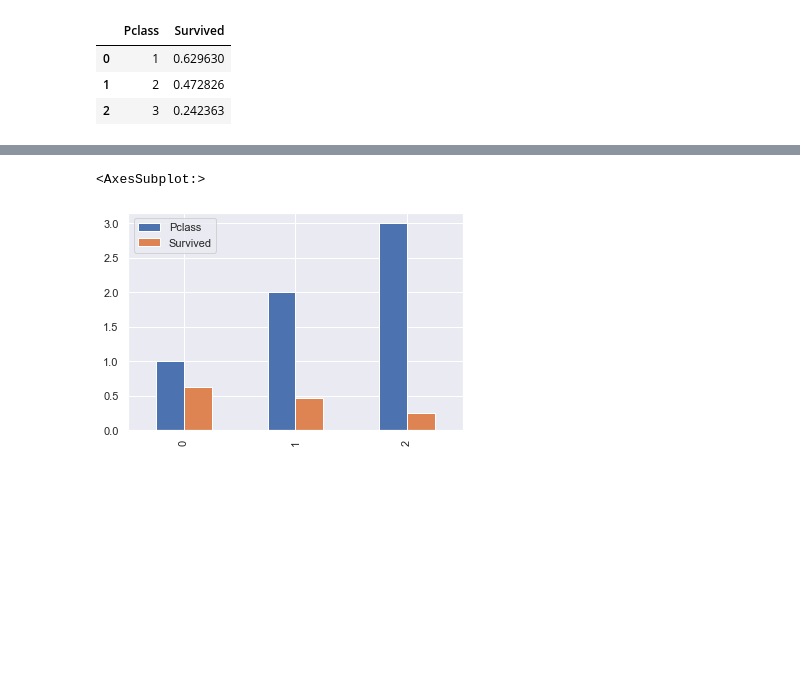
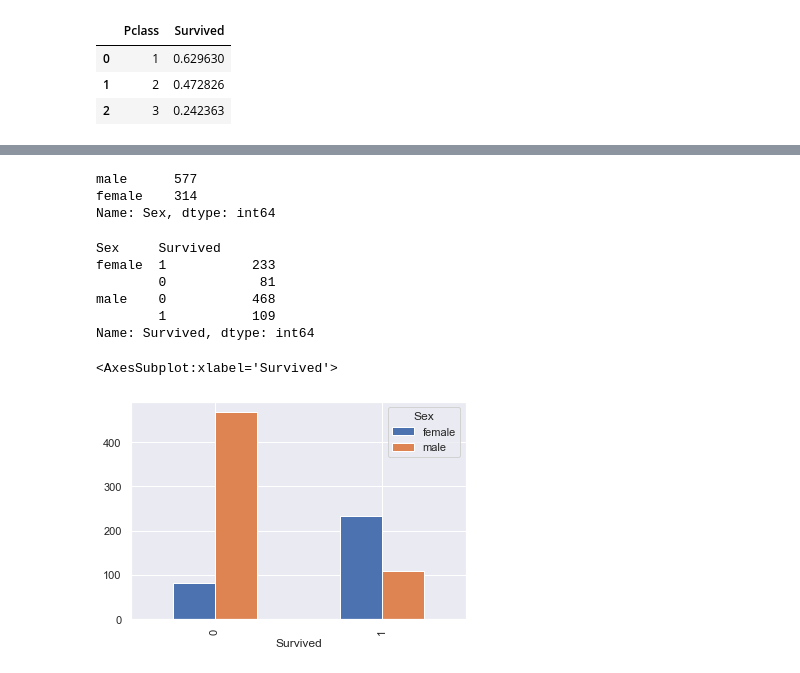
Before and after one commit to Gloriel/Kaggle, a Jupyter notebook: Titanic/Titanic_3001_ALL.ipynb, the cells around one changed output, grey strips where cells are left out. Drawn from its saved outputs; the diff is of its cells as text; code cells hidden in the pictures; blank space fills up the shorter version.

```diff
--- a/Titanic/Titanic_3001_ALL.ipynb
+++ b/Titanic/Titanic_3001_ALL.ipynb
@@ -100,5 +106,21 @@ pclass_survived_average
+# %%
+df.Sex.value_counts()
+# %% [output]
+male      577
+female    314
+Name: Sex, dtype: int64
+# %%
+sex_survival = df.groupby('Sex').Survived.value_counts()
+sex_survival
+# %% [output]
+Sex     Survived
+female  1           233
+        0            81
+male    0           468
+        1           109
+Name: Survived, dtype: int64
 # %%
-pclass_survived_average.plot(kind='bar', subplots=False)
+sex_survival.unstack(level=0).plot(kind='bar', subplots=False)
 # %% [output]
-<AxesSubplot:>
+<AxesSubplot:xlabel='Survived'>
-[figure, old version]
+[figure, new version]
```
Also changed, not shown: parts of 2 cells of this notebook.
